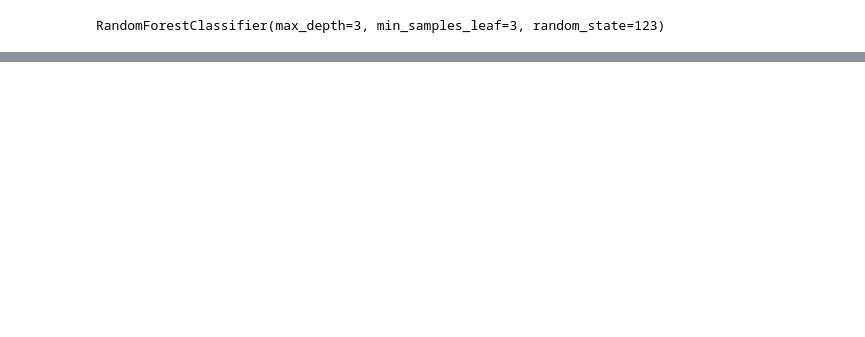
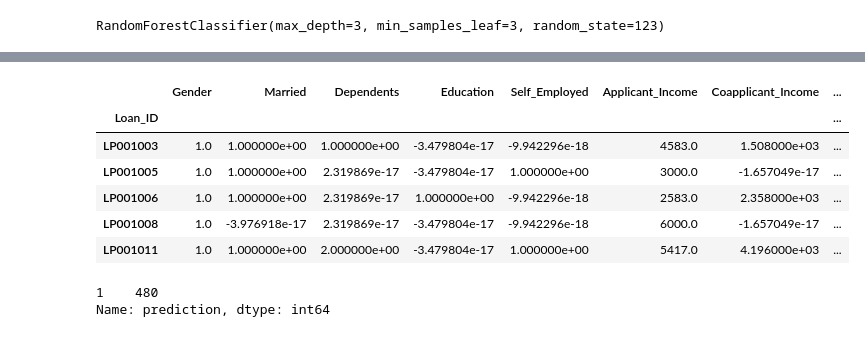
Before and after one commit to SLawsonWoods/Loan_Status_Classification_Project, a Jupyter notebook: my_project.ipynb, the cells around one changed output, grey strips where cells are left out. Drawn from its saved outputs; the diff is of its cells as text; code cells hidden in the pictures; blank space fills up the shorter version.

Commit message:
Making predictions.

```diff
--- a/my_project.ipynb
+++ b/my_project.ipynb
@@ -949,0 +928,17 @@ NameError: name 'proba_df' is not defined
+# %%
+df['prediction'] = rf.predict(df.loc[:, df.columns != "Loan_Status"])
+# %%
+df.head()
+# %% [output]
+|  | Gender | Married | Dependents | Education | Self_Employed | Applicant_Income | Coapplicant_Income | ... |
+| Loan_ID |  |  |  |  |  |  |  | ... |
+| LP001003 | 1.0 | 1.000000e+00 | 1.000000e+00 | -3.479804e-17 | -9.942296e-18 | 4583.0 | 1.508000e+03 | ... |
+| LP001005 | 1.0 | 1.000000e+00 | 2.319869e-17 | -3.479804e-17 | 1.000000e+00 | 3000.0 | -1.657049e-17 | ... |
+| LP001006 | 1.0 | 1.000000e+00 | 2.319869e-17 | 1.000000e+00 | -9.942296e-18 | 2583.0 | 2.358000e+03 | ... |
+| LP001008 | 1.0 | -3.976918e-17 | 2.319869e-17 | -3.479804e-17 | -9.942296e-18 | 6000.0 | -1.657049e-17 | ... |
+| LP001011 | 1.0 | 1.000000e+00 | 2.000000e+00 | -3.479804e-17 | 1.000000e+00 | 5417.0 | 4.196000e+03 | ... |
+# %%
+df.prediction.value_counts()
+# %% [output]
+1    480
+Name: prediction, dtype: int64
```
Also changed, not shown: parts of 116 cells of this notebook.
